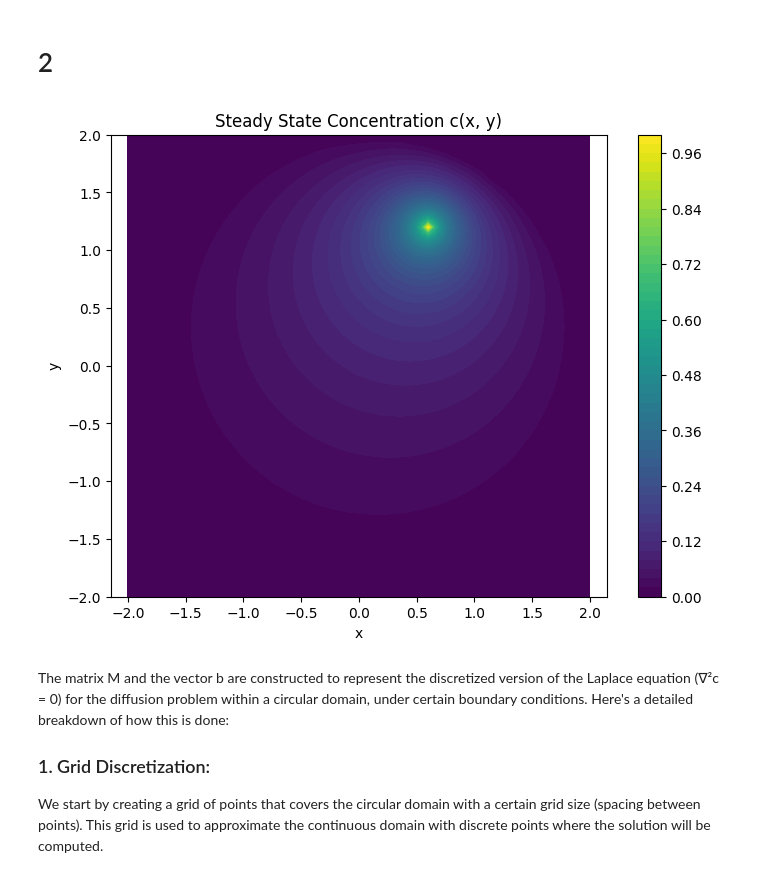
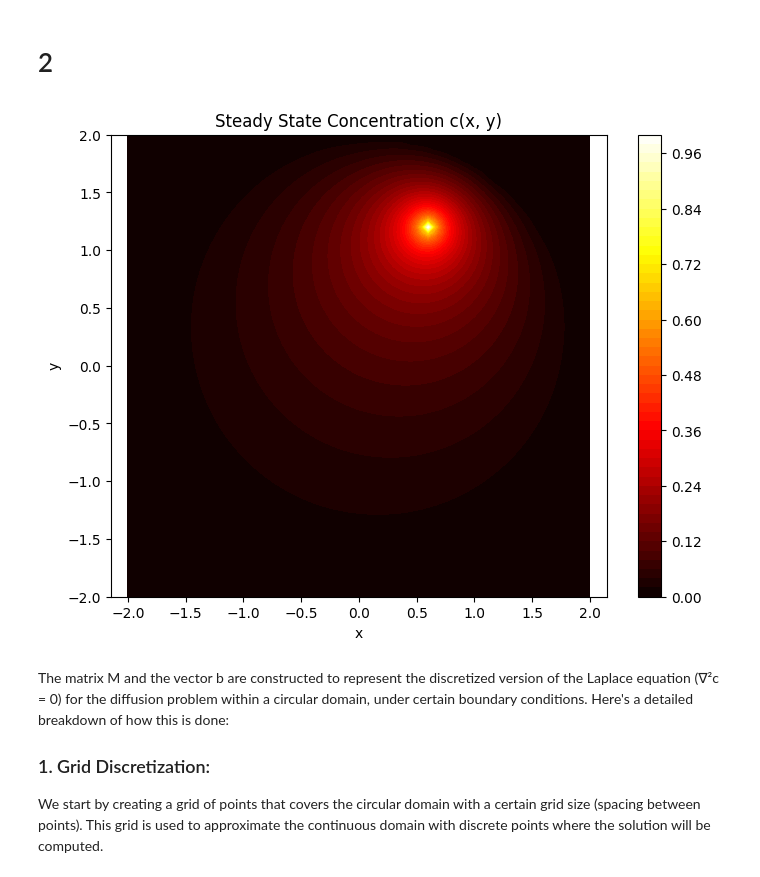
Before and after one commit to koenweverink/ScientificComputing, a Jupyter notebook: Set3_Koen.ipynb, the cells around one changed output. Cells and saved outputs as stored; diff of their text form; code cells hidden in the pictures.

```diff
--- a/Set3_Koen.ipynb
+++ b/Set3_Koen.ipynb
@@ -412,35 +412,35 @@ for i in range(domain_points):
                 # Internal point - Apply the finite difference method
                 M_data.extend([1, -1/4, -1/4, -1/4, -1/4])
                 M_row_indices.extend([idx, idx, idx, idx, idx])
                 M_col_indices.extend([idx, idx - 1, idx + 1, idx - domain_points, idx + domain_points])
                 b[idx] = 0
         else:
             # Boundary point
             M_data.append(1)
             M_row_indices.append(idx)
             M_col_indices.append(idx)
             b[idx] = 0
 
 # Create the sparse matrix M
 M = coo_matrix((M_data, (M_row_indices, M_col_indices)), shape=(domain_points**2, domain_points**2))
 
 # Solve Mc = b
 c = spsolve(M.tocsr(), b)
 
 # Reshape c back into a 2D array
 c = c.reshape((domain_points, domain_points))
 
 # Plotting
 plt.figure(figsize=(8, 6))
-contour = plt.contourf(X, Y, c, levels=50, cmap='viridis')
+contour = plt.contourf(X, Y, c, levels=50, cmap='hot')
 plt.colorbar(contour)
 plt.xlabel('x')
 plt.ylabel('y')
 plt.title('Steady State Concentration c(x, y)')
 plt.axis('equal')
 plt.show()
 # %% [output]
-[figure, old version]
+[figure, new version]
 # %% [markdown]
 The matrix M and the vector b are constructed to represent the discretized version of the Laplace equation (∇²c = 0) for the diffusion problem within a circular domain, under certain boundary conditions. Here's a detailed breakdown of how this is done:
 
```
Also changed, not shown: parts of 18 cells of this notebook, 2 other files.
